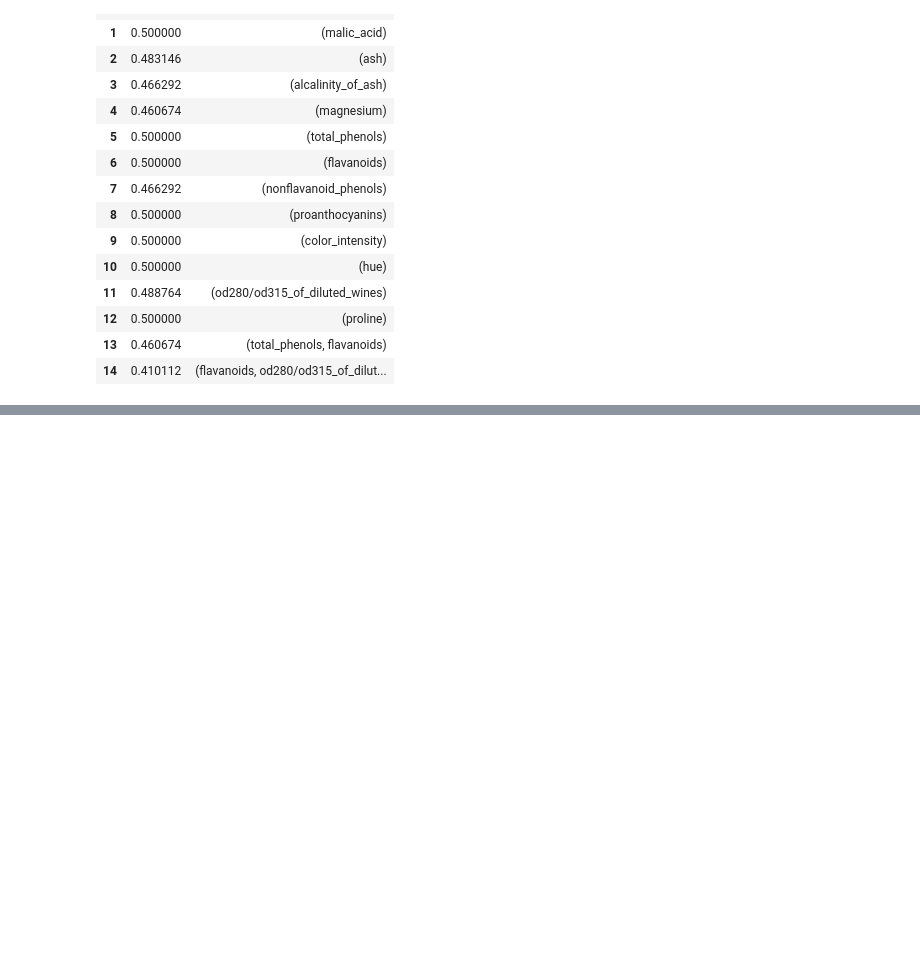
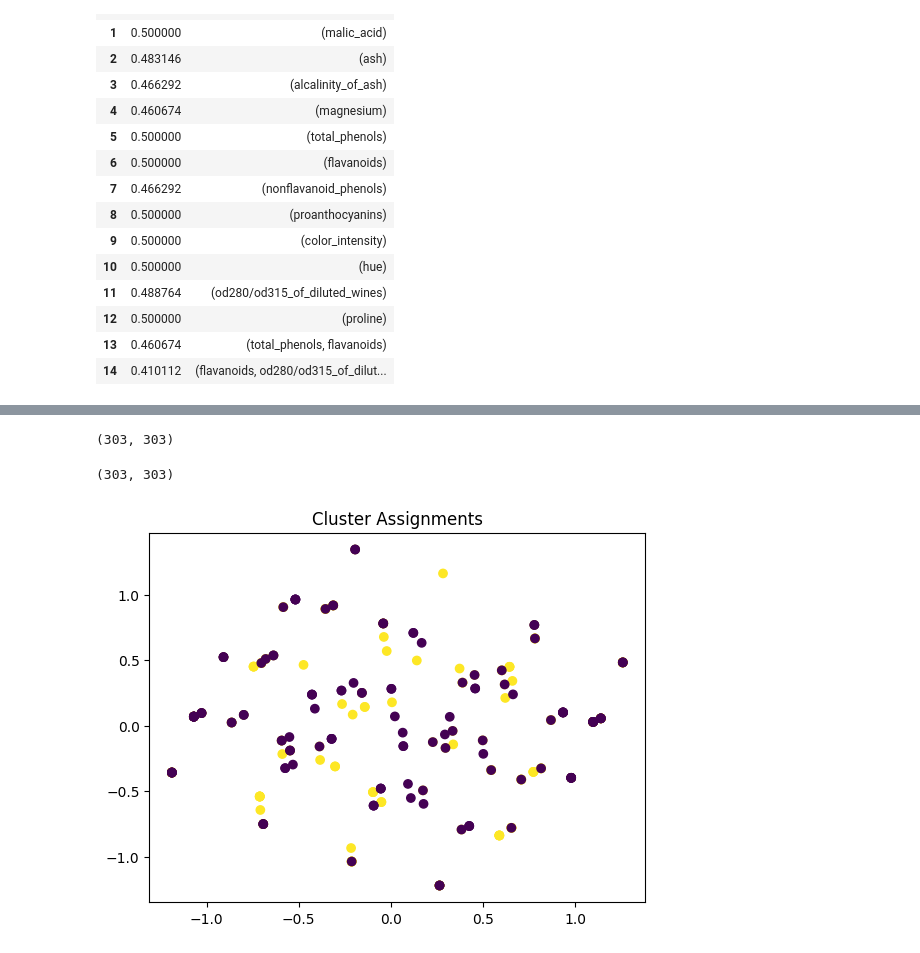
Before and after one commit to siddhantpathakk/FrequentMining, a Jupyter notebook: task3.ipynb, the cells around one changed output, grey strips where cells are left out. Drawn from its saved outputs; the diff is of its cells as text; code cells hidden in the pictures; blank space fills up the shorter version.

```diff
--- a/task3.ipynb
+++ b/task3.ipynb
@@ -198,0 +304,3 @@ clusters, target.values
+# %%
+frequent_itemsets = apriori(df, min_support=0.4, use_colnames=True)
+frequent_itemsets
@@ -198,0 +340,9 @@ clusters, target.values
+# %%
+univar_list, multivar_list = [], []
+for item in new_list:
+    if len(item) == 1:
+        univar_list.append(item[0])
+    else:
+        multivar_list.append(item)
+
+univar_list, multivar_list
@@ -198,0 +351,8 @@ clusters, target.values
+# %%
+df = df[univar_list]
+# %%
+for item in multivar_list:
+    # set it true if all the items in the itemset are true
+    df[str(item)] = df[item].all(axis=1)
+
+df
@@ -198,0 +424,22 @@ clusters, target.values
+# %%
+len(clusters), len(target_df.values)
+# %% [output]
+(303, 303)
+# %%
+len(clusters), len(target_df.values)
+# %% [output]
+(303, 303)
+# %%
+import matplotlib.pyplot as plt
+from sklearn.decomposition import PCA
+
+# Reduce dimensionality for visualization (adjust n_components as needed)
+pca = PCA(n_components=2)
+trans_data_pca = pca.fit_transform(df)
+# Plot clusters in 2D
+plt.scatter(trans_data_pca[:, 0], trans_data_pca[:,
+            1], c=target_df, cmap='viridis')
+plt.title('Cluster Assignments')
+plt.show()
+# %% [output]
+[figure, added]
```
Also changed, not shown: parts of 28 cells of this notebook.
